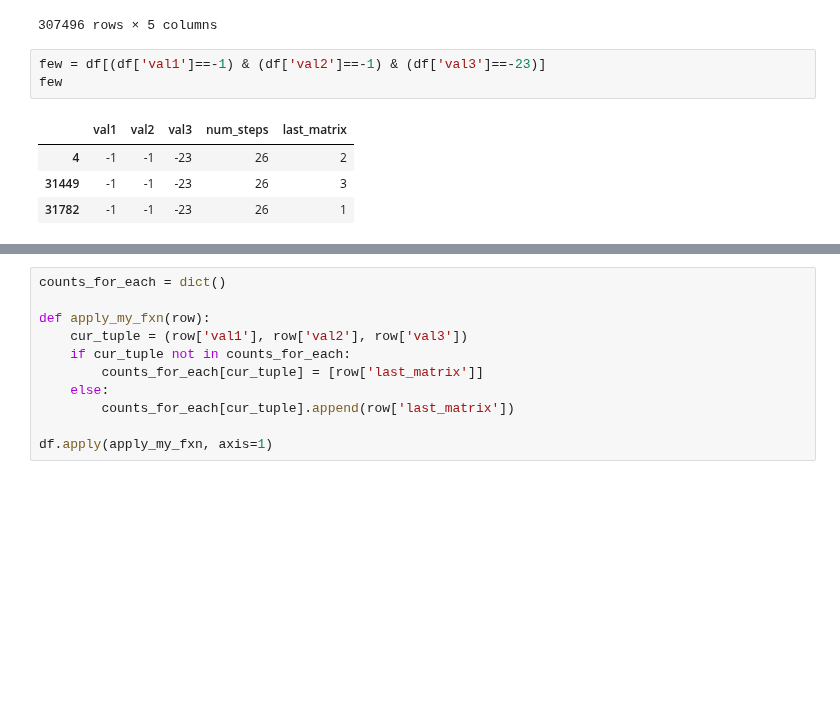
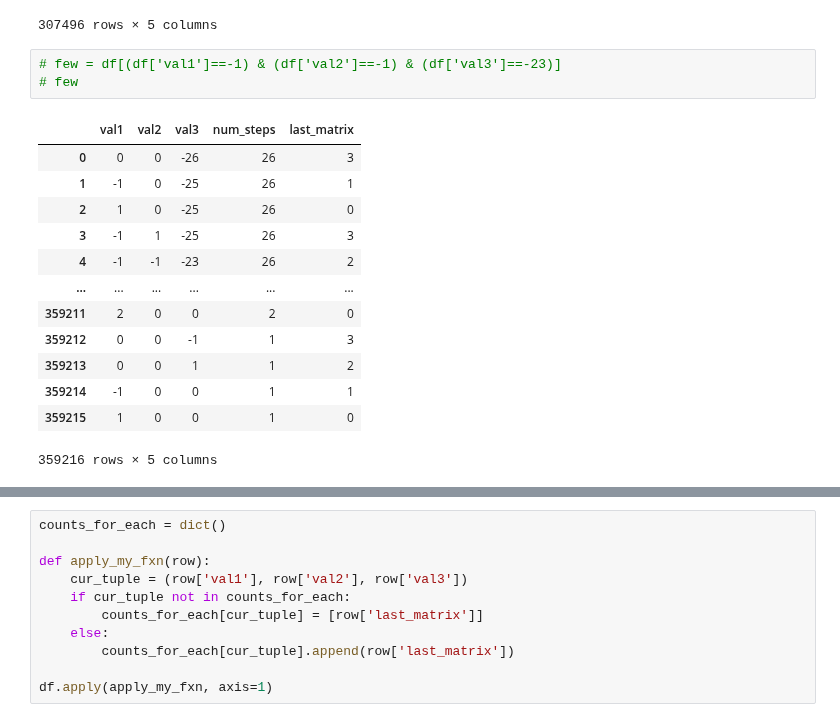
Before and after one commit to MXM-MachineLearning/MXM_AI_Ellenberg, a Jupyter notebook: heisenberg_group/Visualizations/duplicate_paths.ipynb, the cells around one changed output, grey strips where cells are left out. Saved outputs shown, nothing was run; the diff lists cells and outputs as text; blank space fills up the shorter version.

```diff
--- a/heisenberg_group/Visualizations/duplicate_paths.ipynb
+++ b/heisenberg_group/Visualizations/duplicate_paths.ipynb
@@ -31,11 +25,20 @@ df
 | 359159 | 1 | 2 | 1 | 4 | 1 |
 307496 rows × 5 columns
 # %%
-few = df[(df['val1']==-1) & (df['val2']==-1) & (df['val3']==-23)]
-few
+# few = df[(df['val1']==-1) & (df['val2']==-1) & (df['val3']==-23)]
+# few
 # %% [output]
 |  | val1 | val2 | val3 | num_steps | last_matrix |
+| 0 | 0 | 0 | -26 | 26 | 3 |
+| 1 | -1 | 0 | -25 | 26 | 1 |
+| 2 | 1 | 0 | -25 | 26 | 0 |
+| 3 | -1 | 1 | -25 | 26 | 3 |
 | 4 | -1 | -1 | -23 | 26 | 2 |
-| 31449 | -1 | -1 | -23 | 26 | 3 |
-| 31782 | -1 | -1 | -23 | 26 | 1 |
+| ... | ... | ... | ... | ... | ... |
+| 359211 | 2 | 0 | 0 | 2 | 0 |
+| 359212 | 0 | 0 | -1 | 1 | 3 |
+| 359213 | 0 | 0 | 1 | 1 | 2 |
+| 359214 | -1 | 0 | 0 | 1 | 1 |
+| 359215 | 1 | 0 | 0 | 1 | 0 |
+359216 rows × 5 columns
 # %%
```
Also changed, not shown: parts of 16 cells of this notebook.
